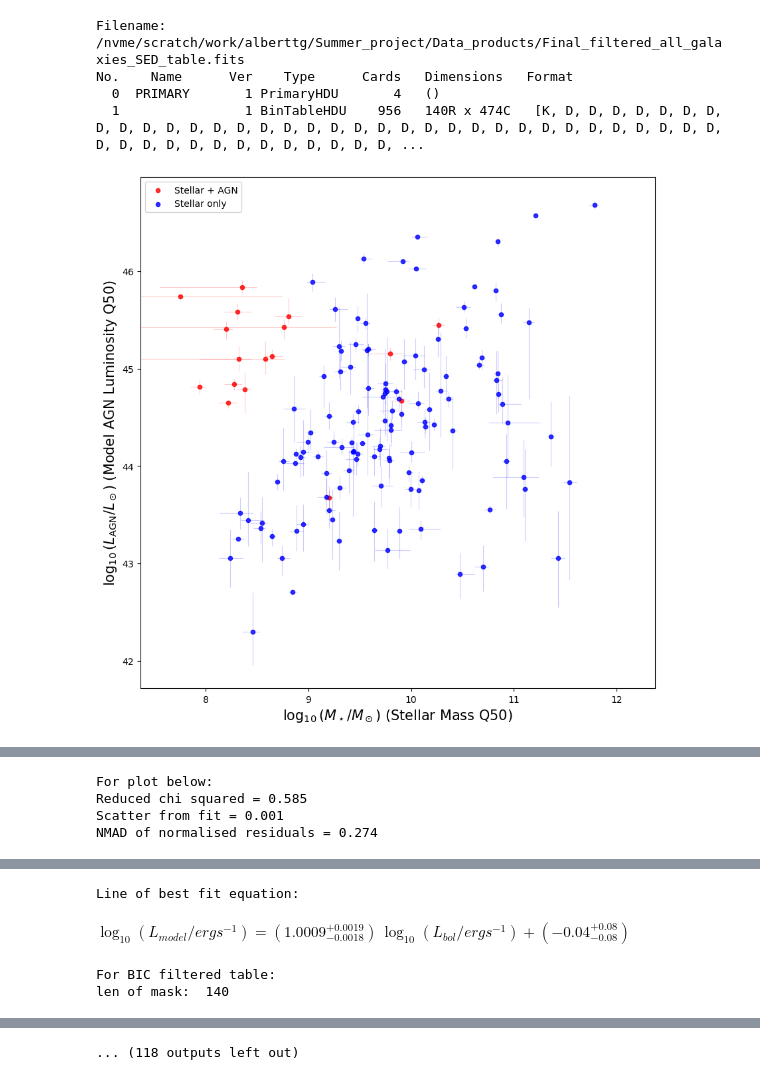
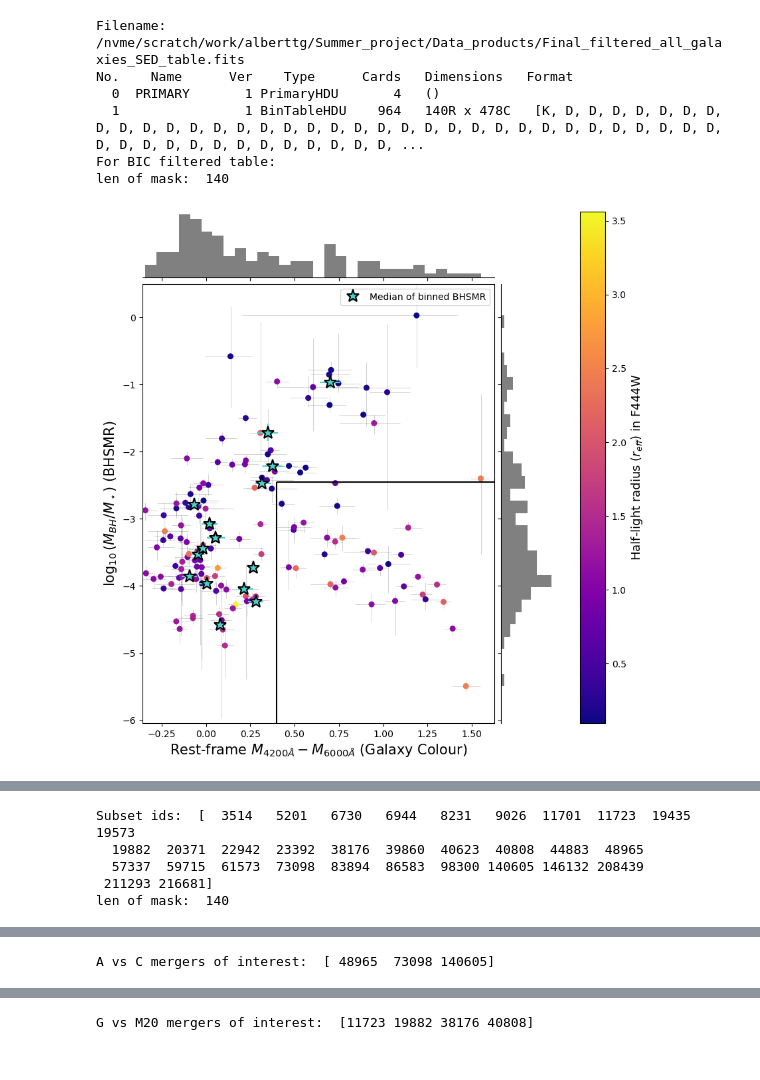
Before and after one commit to a-tg161/Summer_project, a Jupyter notebook: Jupyter_notebooks/More_plotting.ipynb, the cells around one changed output, grey strips where cells are left out. Saved outputs shown, nothing was run; the diff lists cells and outputs as text; code cells hidden in the pictures.

```diff
--- a/Jupyter_notebooks/More_plotting.ipynb
+++ b/Jupyter_notebooks/More_plotting.ipynb
@@ -628,7 +631,7 @@ def fit_straight_line_and_plot(
     intercept = results["c_median"]
     intercept_upper_err = results["c_84"] - results["c_median"]
     intercept_lower_err = results["c_median"] - results["c_16"]
-    scatter_med = results["sig_int_median"]
+    int_scatter_med = results["sig_int_median"]
 
 
     x_dummy_data = np.linspace(0.95 * np.min(x), 1.05 * np.max(x), 500)
@@ -639,7 +642,7 @@ def fit_straight_line_and_plot(
                                   x_obs=x, x_err_low=x_lower_err, x_err_high=x_upper_err,
                                   gradient=gradient)
 
-    nmad = calculate_nmad(y, y_upper_err, y_lower_err, straight_line(x, gradient, intercept), x_upper_err, x_lower_err, gradient, scatter_med)
+    nmad = calculate_nmad(y, y_upper_err, y_lower_err, straight_line(x, gradient, intercept), x_upper_err, x_lower_err, gradient, int_scatter_med)
 
     # Normal points
     normal_marker_size = 40
@@ -734,7 +737,7 @@ def fit_straight_line_and_plot(
         print("For plot below: ")
 
         print(f"Reduced chi squared = {weighted_red_chi:.3g}")
-        print(f"Scatter from fit = {scatter_med:.3f}")
+        print(f"Intrinsic scatter from fit = {int_scatter_med:.3f}")
         print(f"NMAD of normalised residuals = {nmad:.3f}")
 
     # t, p = ttest_rel(x, y)
@@ -1658 +1844,14 @@ def plot_galaxy_colours(table):
+# %%
+def select_filter_by_redshift(z):
+    """
+    Select the JWST filter whose observed wavelength is
+    closest to rest-frame ~6000 Å.
+    """
+    z = np.asarray(z)
+
+    filters = np.full(z.shape, "F444W", dtype=object)
+    filters[z < 5.5] = "F356W"
+    filters[z < 4] = "F277W"
+
+    return filters
 # %%
@@ -2123,8 +2321,6 @@ def plot_bhsmr_vs_flux(table):
 if __name__ == "__main__":
 
     SED_tab = open_fits_table("/nvme/scratch/work/alberttg/Summer_project/Data_products/Final_filtered_all_galaxies_SED_table.fits")
-
-    plot_AGNlum(SED_tab)
 
     # time_evolution_SED_data(SED_tab)
 
@@ -2138,12 +2334,20 @@ if __name__ == "__main__":
 
     print("For BIC filtered table: ")
 
-    plot_galaxy_colours(morphology_and_galaxy_table)
+    interesting_galaxy_ids = plot_galaxy_colours(morphology_and_galaxy_table)
+    print("Subset ids: ", interesting_galaxy_ids)
 
-    log_A_vs_C(morphology_and_galaxy_table)
+    plot_uv_slopes(morphology_and_galaxy_table)
 
-    gini_vs_M20(morphology_and_galaxy_table)
+    uv_slope_vs_colour(morphology_and_galaxy_table, interesting_galaxy_ids)
 
+    merger_ids_subset_A_C = log_A_vs_C(morphology_and_galaxy_table, interesting_galaxy_ids)
+    print("A vs C mergers of interest: ", merger_ids_subset_A_C)
+
+    merger_ids_subset_G_M = gini_vs_M20(morphology_and_galaxy_table, interesting_galaxy_ids)
+    print("G vs M20 mergers of interest: ", merger_ids_subset_G_M)
+
+    """
     stacked_bhsmr_vs_morph(morphology_and_galaxy_table)
 
     individual_plots_bhsmr_vs_r_eff_filtered_morph(morphology_and_galaxy_table)
@@ -2167,33 +2371,35 @@ if __name__ == "__main__":
 
     stacked_bhsmr_vs_morph(single_morph_galaxy_table)
 
     individual_plots_bhsmr_vs_n(single_morph_galaxy_table)
 
 
     #--------------------------------------------------------------------------------------------------------------
 
     PS_single_morph_table = open_fits_table("/nvme/scratch/work/alberttg/Summer_project/Data_products/Pysersic_results_0p96as/PS_single_sersic_NEW_fits_table.fits")
 
     PS_single_morph_galaxy_table = join(
                 SED_tab,
                 PS_single_morph_table,
                 keys=["SURVEY_ID", "SURVEY", "REDSHIFT"]
         )
 
     print("For single+PS fits only: ")
 
     plot_bhsmr_vs_flux(PS_single_morph_galaxy_table)
 
     stacked_bhsmr_vs_morph(PS_single_morph_galaxy_table)
 
     individual_plots_bhsmr_vs_r_eff(PS_single_morph_galaxy_table)
 
     individual_plots_bhsmr_vs_n(PS_single_morph_galaxy_table)
-
+    """
     #---------------------------------------------------------------------------------------------------------------------------------------
 # %% [output]
 Filename: /nvme/scratch/work/alberttg/Summer_project/Data_products/Final_filtered_all_galaxies_SED_table.fits
 No.    Name      Ver    Type      Cards   Dimensions   Format
   0  PRIMARY       1 PrimaryHDU       4   ()
-  1                1 BinTableHDU    956   140R x 474C   [K, D, D, D, D, D, D, D, D, D, D, D, D, D, D, D, D, D, D, D, D, D, D, D, D, D, D, D, D, D, D, D, D, D, D, D, D, D, D, D, D, D, D, D, D, D, D, D, ...
+  1                1 BinTableHDU    964   140R x 478C   [K, D, D, D, D, D, D, D, D, D, D, D, D, D, D, D, D, D, D, D, D, D, D, D, D, D, D, D, D, D, D, D, D, D, D, D, D, D, D, D, D, D, D, D, D, D, D, D, ...
+For BIC filtered table:
+len of mask:  140
-[figure, old version]
+[figure, new version]
@@ -2200,4 +2407,5 @@ No.    Name      Ver    Type      Cards   Dimensions   Format
-For plot below:
-Reduced chi squared = 0.585
-Scatter from fit = 0.001
-NMAD of normalised residuals = 0.274
+Subset ids:  [  3514   5201   6730   6944   8231   9026  11701  11723  19435  19573
+  19882  20371  22942  23392  38176  39860  40623  40808  44883  48965
+  57337  59715  61573  73098  83894  86583  98300 140605 146132 208439
+ 211293 216681]
+len of mask:  140
@@ -2205,4 +2411,0 @@ NMAD of normalised residuals = 0.274
-Line of best fit equation:
-$\displaystyle \log_{10}(L_{model}/ ergs^{-1}) = (1.0009^{+0.0019}_{-0.0018})\,\log_{10}(L_{bol}/ ergs^{-1}) + (-0.04^{+0.08}_{-0.08})$
-For BIC filtered table:
-len of mask:  140
@@ -2211,0 +2415 @@ len of mask:  140
+A vs C mergers of interest:  [ 48965  73098 140605]
@@ -2214 +2417 @@ len of mask:  140
-... (118 outputs left out)
+G vs M20 mergers of interest:  [11723 19882 38176 40808]
```
Also changed, not shown: parts of 9 cells of this notebook, 4 other files.
